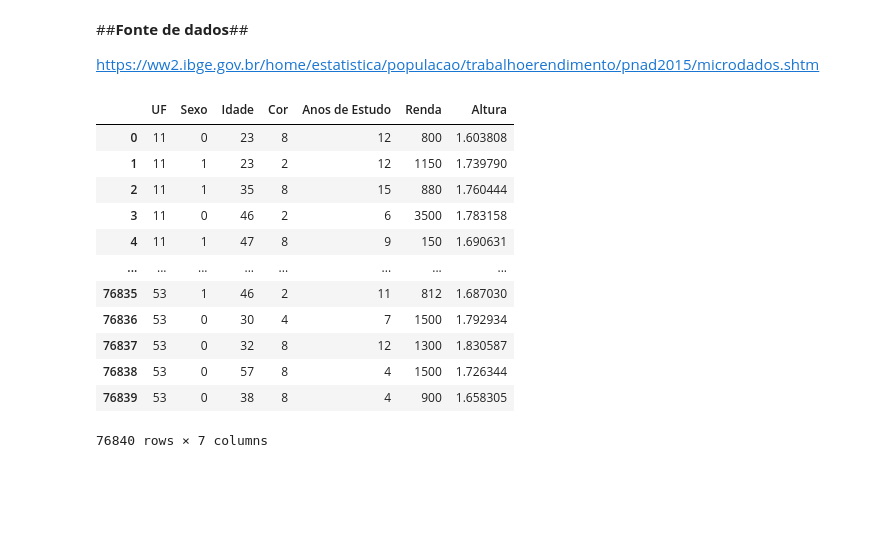
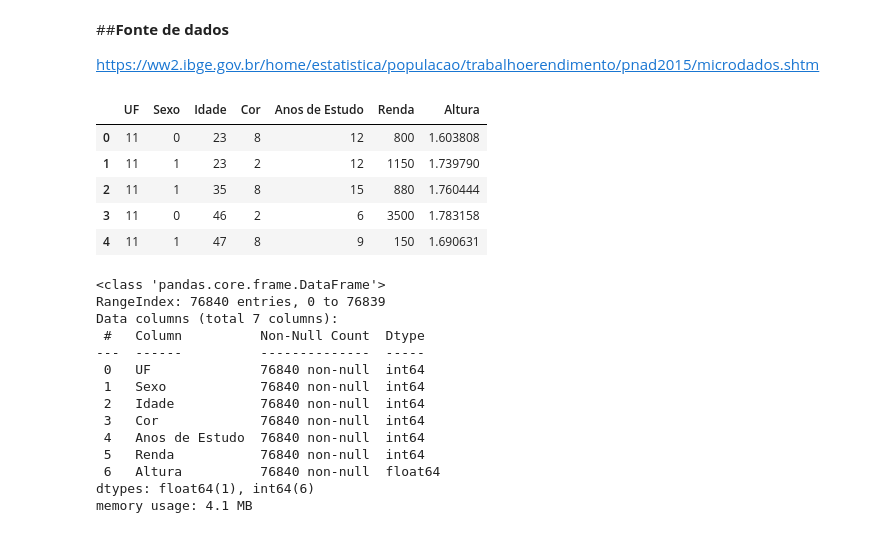
Before and after one commit to alineaprelini/Estat-stica, a Jupyter notebook: Estatística_básica.ipynb, the cells around one changed output. Saved outputs shown, nothing was run; the diff lists cells and outputs as text; code cells hidden in the pictures; blank space fills up the shorter version.

```diff
--- a/Estatística_básica.ipynb
+++ b/Estatística_básica.ipynb
@@ -6,23 +6,34 @@ import numpy as np
 import scipy
 import seaborn as sns
 # %% [markdown]
-##**Fonte de dados**##
+##**Fonte de dados**
 
 https://ww2.ibge.gov.br/home/estatistica/populacao/trabalhoerendimento/pnad2015/microdados.shtm
 # %%
 df = pd.read_csv('dados.csv')
-df
+df.head()
 # %% [output]
 |  | UF | Sexo | Idade | Cor | Anos de Estudo | Renda | Altura |
 | 0 | 11 | 0 | 23 | 8 | 12 | 800 | 1.603808 |
 | 1 | 11 | 1 | 23 | 2 | 12 | 1150 | 1.739790 |
 | 2 | 11 | 1 | 35 | 8 | 15 | 880 | 1.760444 |
 | 3 | 11 | 0 | 46 | 2 | 6 | 3500 | 1.783158 |
 | 4 | 11 | 1 | 47 | 8 | 9 | 150 | 1.690631 |
-| ... | ... | ... | ... | ... | ... | ... | ... |
-| 76835 | 53 | 1 | 46 | 2 | 11 | 812 | 1.687030 |
-| 76836 | 53 | 0 | 30 | 4 | 7 | 1500 | 1.792934 |
-| 76837 | 53 | 0 | 32 | 8 | 12 | 1300 | 1.830587 |
-| 76838 | 53 | 0 | 57 | 8 | 4 | 1500 | 1.726344 |
-| 76839 | 53 | 0 | 38 | 8 | 4 | 900 | 1.658305 |
-76840 rows × 7 columns
+# %%
+#Tipos de dados
+df.info()
+# %% [output]
+<class 'pandas.core.frame.DataFrame'>
+RangeIndex: 76840 entries, 0 to 76839
+Data columns (total 7 columns):
+ #   Column          Non-Null Count  Dtype
+---  ------          --------------  -----
+ 0   UF              76840 non-null  int64
+ 1   Sexo            76840 non-null  int64
+ 2   Idade           76840 non-null  int64
+ 3   Cor             76840 non-null  int64
+ 4   Anos de Estudo  76840 non-null  int64
+ 5   Renda           76840 non-null  int64
+ 6   Altura          76840 non-null  float64
+dtypes: float64(1), int64(6)
+memory usage: 4.1 MB
```
Also changed, not shown: parts of 4 cells of this notebook.
